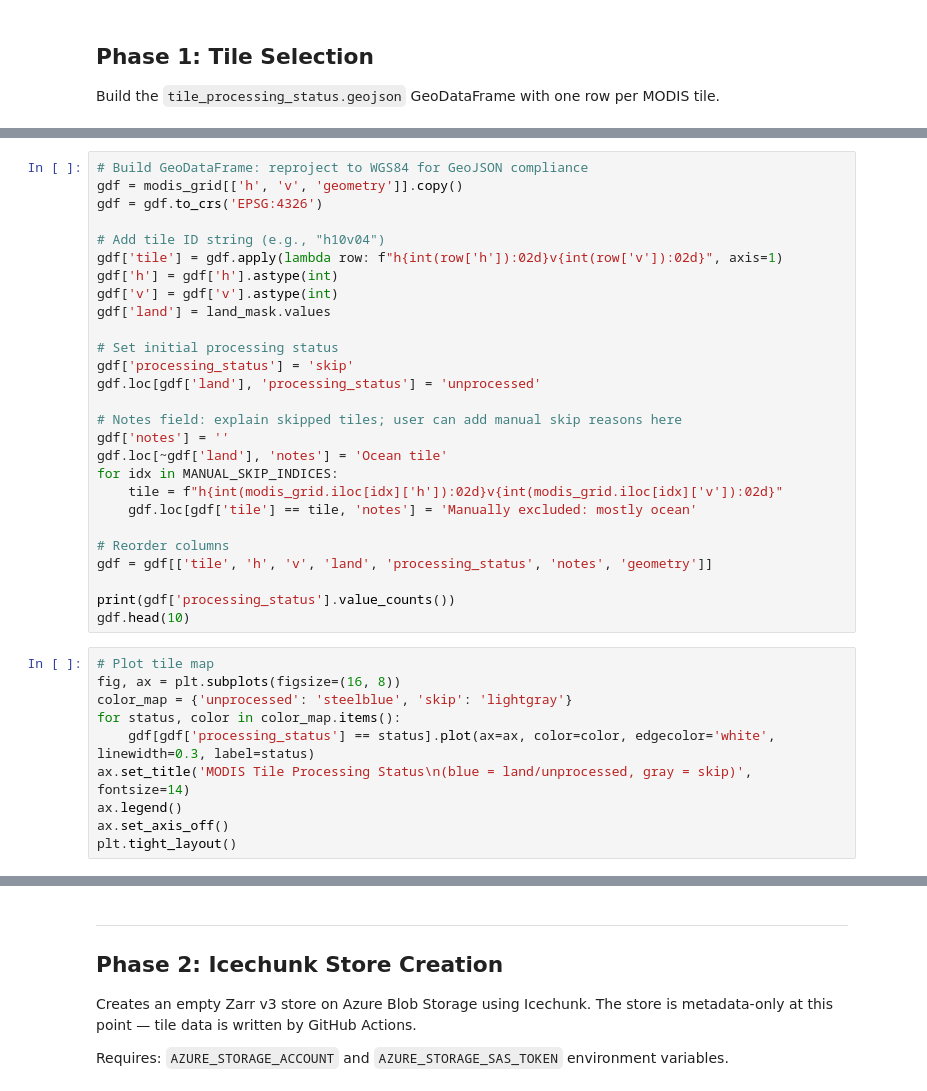
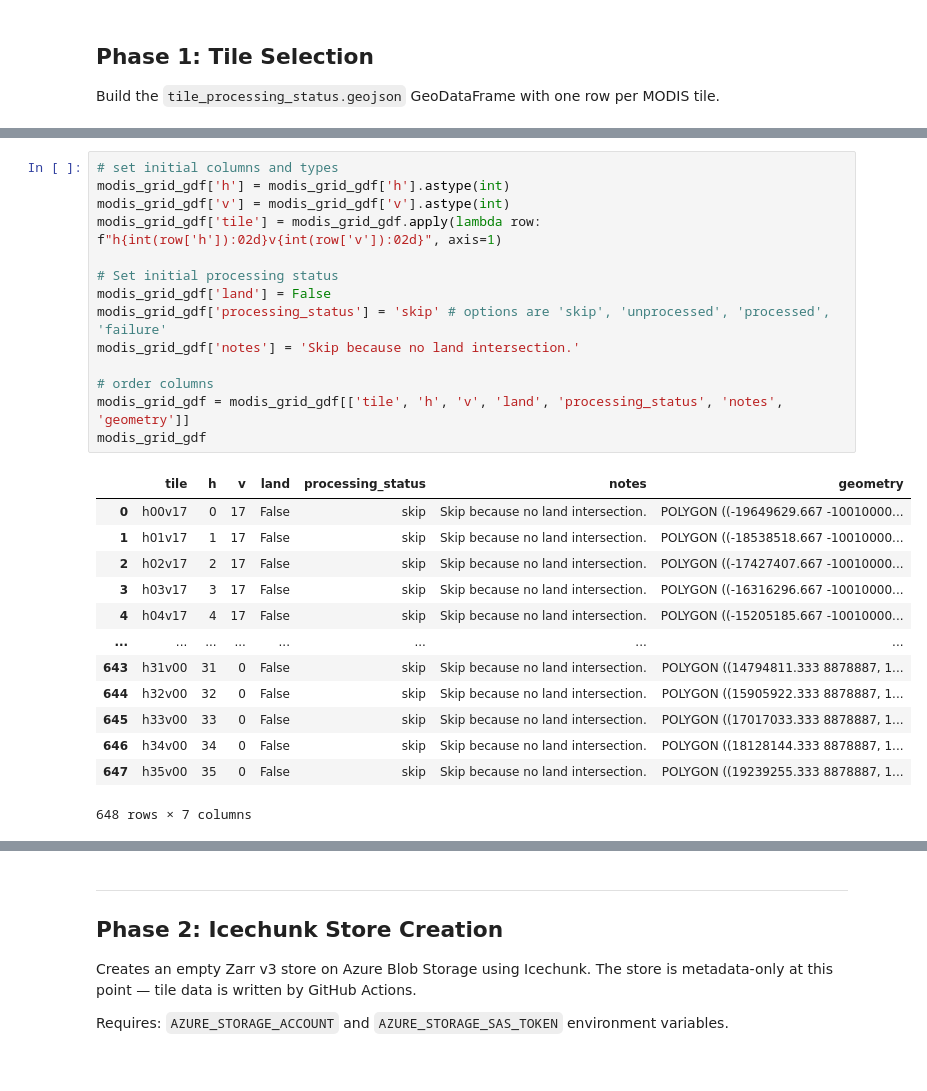
Before and after one commit to egagli/MODIS_snow_phenology, a Jupyter notebook: notebooks/01_initialize.ipynb, the cells around one changed output, grey strips where cells are left out. Drawn from its saved outputs; the diff is of its cells as text.

```diff
--- a/notebooks/01_initialize.ipynb
+++ b/notebooks/01_initialize.ipynb
@@ -60,37 +46,28 @@ print(f'Land tiles: {land_mask.sum()}, Ocean/skip tiles: {(~land_mask).sum()}')
-# %%
-# Build GeoDataFrame: reproject to WGS84 for GeoJSON compliance
-gdf = modis_grid[['h', 'v', 'geometry']].copy()
-gdf = gdf.to_crs('EPSG:4326')
-
-# Add tile ID string (e.g., "h10v04")
-gdf['tile'] = gdf.apply(lambda row: f"h{int(row['h']):02d}v{int(row['v']):02d}", axis=1)
-gdf['h'] = gdf['h'].astype(int)
-gdf['v'] = gdf['v'].astype(int)
-gdf['land'] = land_mask.values
-
-# Set initial processing status
-gdf['processing_status'] = 'skip'
-gdf.loc[gdf['land'], 'processing_status'] = 'unprocessed'
-
-# Notes field: explain skipped tiles; user can add manual skip reasons here
-gdf['notes'] = ''
-gdf.loc[~gdf['land'], 'notes'] = 'Ocean tile'
-for idx in MANUAL_SKIP_INDICES:
-    tile = f"h{int(modis_grid.iloc[idx]['h']):02d}v{int(modis_grid.iloc[idx]['v']):02d}"
-    gdf.loc[gdf['tile'] == tile, 'notes'] = 'Manually excluded: mostly ocean'
-
-# Reorder columns
-gdf = gdf[['tile', 'h', 'v', 'land', 'processing_status', 'notes', 'geometry']]
-
-print(gdf['processing_status'].value_counts())
-gdf.head(10)
-# %%
-# Plot tile map
-fig, ax = plt.subplots(figsize=(16, 8))
-color_map = {'unprocessed': 'steelblue', 'skip': 'lightgray'}
-for status, color in color_map.items():
-    gdf[gdf['processing_status'] == status].plot(ax=ax, color=color, edgecolor='white', linewidth=0.3, label=status)
-ax.set_title('MODIS Tile Processing Status\n(blue = land/unprocessed, gray = skip)', fontsize=14)
-ax.legend()
-ax.set_axis_off()
-plt.tight_layout()
+# %%
+# set initial columns and types
+modis_grid_gdf['h'] = modis_grid_gdf['h'].astype(int)
+modis_grid_gdf['v'] = modis_grid_gdf['v'].astype(int)
+modis_grid_gdf['tile'] = modis_grid_gdf.apply(lambda row: f"h{int(row['h']):02d}v{int(row['v']):02d}", axis=1)
+
+# Set initial processing status
+modis_grid_gdf['land'] = False
+modis_grid_gdf['processing_status'] = 'skip' # options are 'skip', 'unprocessed', 'processed', 'failure'
+modis_grid_gdf['notes'] = 'Skip because no land intersection.'
+
+# order columns
+modis_grid_gdf = modis_grid_gdf[['tile', 'h', 'v', 'land', 'processing_status', 'notes', 'geometry']]
+modis_grid_gdf
+# %% [output]
+|  | tile | h | v | land | processing_status | notes | geometry |
+| 0 | h00v17 | 0 | 17 | False | skip | Skip because no land intersection. | POLYGON ((-19649629.667 -10010000... |
+| 1 | h01v17 | 1 | 17 | False | skip | Skip because no land intersection. | POLYGON ((-18538518.667 -10010000... |
+| 2 | h02v17 | 2 | 17 | False | skip | Skip because no land intersection. | POLYGON ((-17427407.667 -10010000... |
+| 3 | h03v17 | 3 | 17 | False | skip | Skip because no land intersection. | POLYGON ((-16316296.667 -10010000... |
+| 4 | h04v17 | 4 | 17 | False | skip | Skip because no land intersection. | POLYGON ((-15205185.667 -10010000... |
+| ... | ... | ... | ... | ... | ... | ... | ... |
+| 643 | h31v00 | 31 | 0 | False | skip | Skip because no land intersection. | POLYGON ((14794811.333 8878887, 1... |
+| 644 | h32v00 | 32 | 0 | False | skip | Skip because no land intersection. | POLYGON ((15905922.333 8878887, 1... |
+| 645 | h33v00 | 33 | 0 | False | skip | Skip because no land intersection. | POLYGON ((17017033.333 8878887, 1... |
+| 646 | h34v00 | 34 | 0 | False | skip | Skip because no land intersection. | POLYGON ((18128144.333 8878887, 1... |
+| 647 | h35v00 | 35 | 0 | False | skip | Skip because no land intersection. | POLYGON ((19239255.333 8878887, 1... |
+648 rows × 7 columns
```
Also changed, not shown: parts of 12 cells of this notebook, 9 other files.
